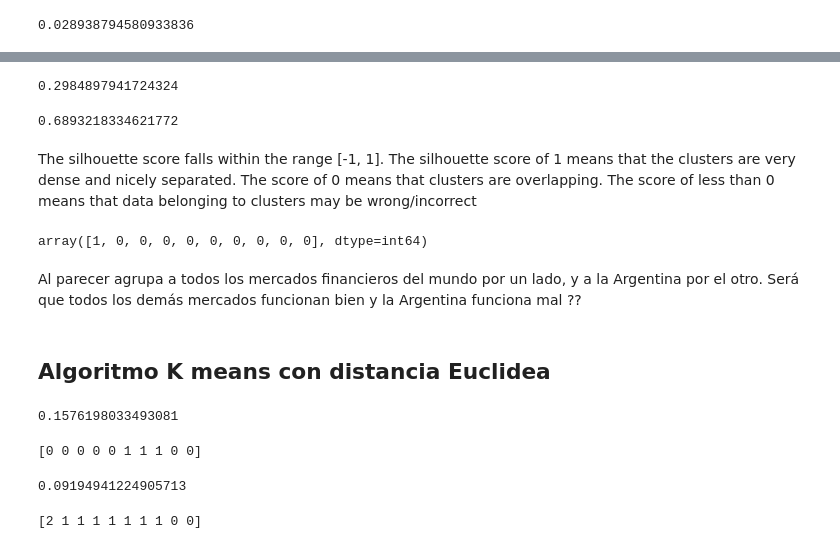
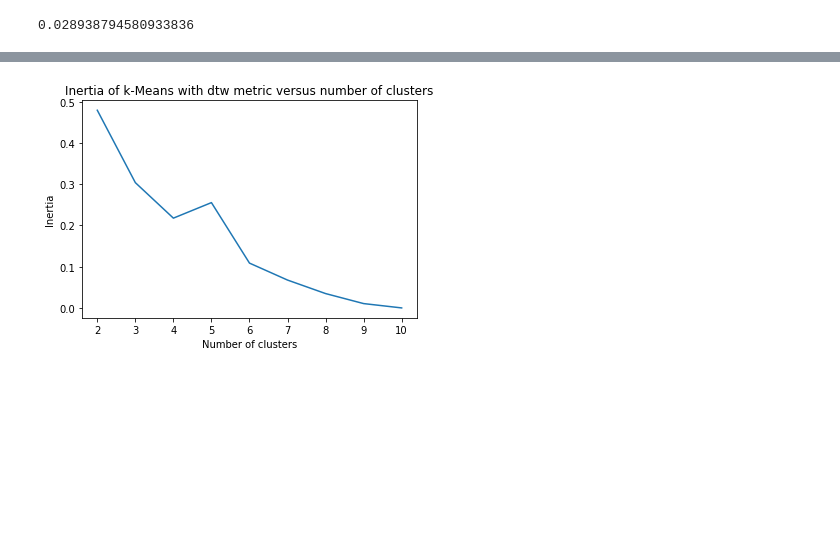
Before and after one commit to Martin317/mentoria-prediccion-indices-financieros, a Jupyter notebook: TP5AprendizajeNoSupervisado/EnunciadoTP5AprendizajeNoSupervisado.ipynb, the cells around one changed output, grey strips where cells are left out. Drawn from its saved outputs; the diff is of its cells as text; code cells hidden in the pictures; blank space fills up the shorter version.

```diff
--- a/TP5AprendizajeNoSupervisado/EnunciadoTP5AprendizajeNoSupervisado.ipynb
+++ b/TP5AprendizajeNoSupervisado/EnunciadoTP5AprendizajeNoSupervisado.ipynb
@@ -197,54 +295,12 @@ Malo el resultado de agruparlos en 3 grupos!!! Probemos con 2 ....
-# %%
-from tslearn.clustering import TimeSeriesKMeans, silhouette_score
-km = TimeSeriesKMeans(n_clusters=2, metric="dtw")
-labels = km.fit_predict(formatted_dataset)
-silhouette_score(formatted_dataset, labels, metric="dtw")
-# %% [output]
-0.2984897941724324
-# %%
-print(km.inertia_)
-# %% [output]
-0.6893218334621772
-# %% [markdown]
-The silhouette score falls within the range [-1, 1]. The silhouette score of 1 means that the clusters are very dense and nicely separated. The score of 0 means that clusters are overlapping. The score of less than 0 means that data belonging to clusters may be wrong/incorrect
-# %%
-labels
-# %% [output]
-array([1, 0, 0, 0, 0, 0, 0, 0, 0, 0], dtype=int64)
-# %% [markdown]
-Al parecer agrupa a todos los mercados financieros del mundo por un lado, y a la Argentina por el otro. Será que todos los demás mercados funcionan bien y la Argentina funciona mal ??
 # %%
 #Prueba: para elegir el hiperparámetro n_clusters, variando de 2 a 11 clusters
-scores = [TimeSeriesKMeans(n_clusters=i+2, metric="dtw").fit(formatted_dataset).inertia_ for i in range(4)]
+scores = [TimeSeriesKMeans(n_clusters=i+2, metric="dtw",  max_iter=10).fit(formatted_dataset).inertia_ for i in range(10)]
 
-from matplotlib import pyplot as plt
-plt.plot(np.arange(2, 6), scores)
+plt.plot(np.arange(2, 12), scores)
 plt.xlabel('Number of clusters')
-plt.xticks(np.arange(2, 6, step=1))
+plt.xticks(np.arange(2, 11, step=1))
 plt.ylabel("Inertia")
-plt.title("Inertia of k-Means versus number of clusters")
+plt.title("Inertia of k-Means with dtw metric versus number of clusters")
 plt.show()
+# %% [output]
+[figure, added]
-# %% [markdown]
-## Algoritmo K means con distancia Euclidea
-# %%
-from tslearn.clustering import TimeSeriesKMeans, silhouette_score
-km = TimeSeriesKMeans(n_clusters=2, metric="euclidean")
-labels = km.fit_predict(formatted_dataset)
-silhouette_score(formatted_dataset, labels, metric="euclidean")
-# %% [output]
-0.1576198033493081
-# %%
-print(labels)
-# %% [output]
-[0 0 0 0 0 1 1 1 0 0]
-# %%
-from tslearn.clustering import TimeSeriesKMeans, silhouette_score
-km = TimeSeriesKMeans(n_clusters=3, metric="euclidean")
-labels = km.fit_predict(formatted_dataset)
-silhouette_score(formatted_dataset, labels, metric="euclidean")
-# %% [output]
-0.09194941224905713
-# %%
-print(labels)
-# %% [output]
-[2 1 1 1 1 1 1 1 0 0]
```
Also changed, not shown: parts of 40 cells of this notebook.
